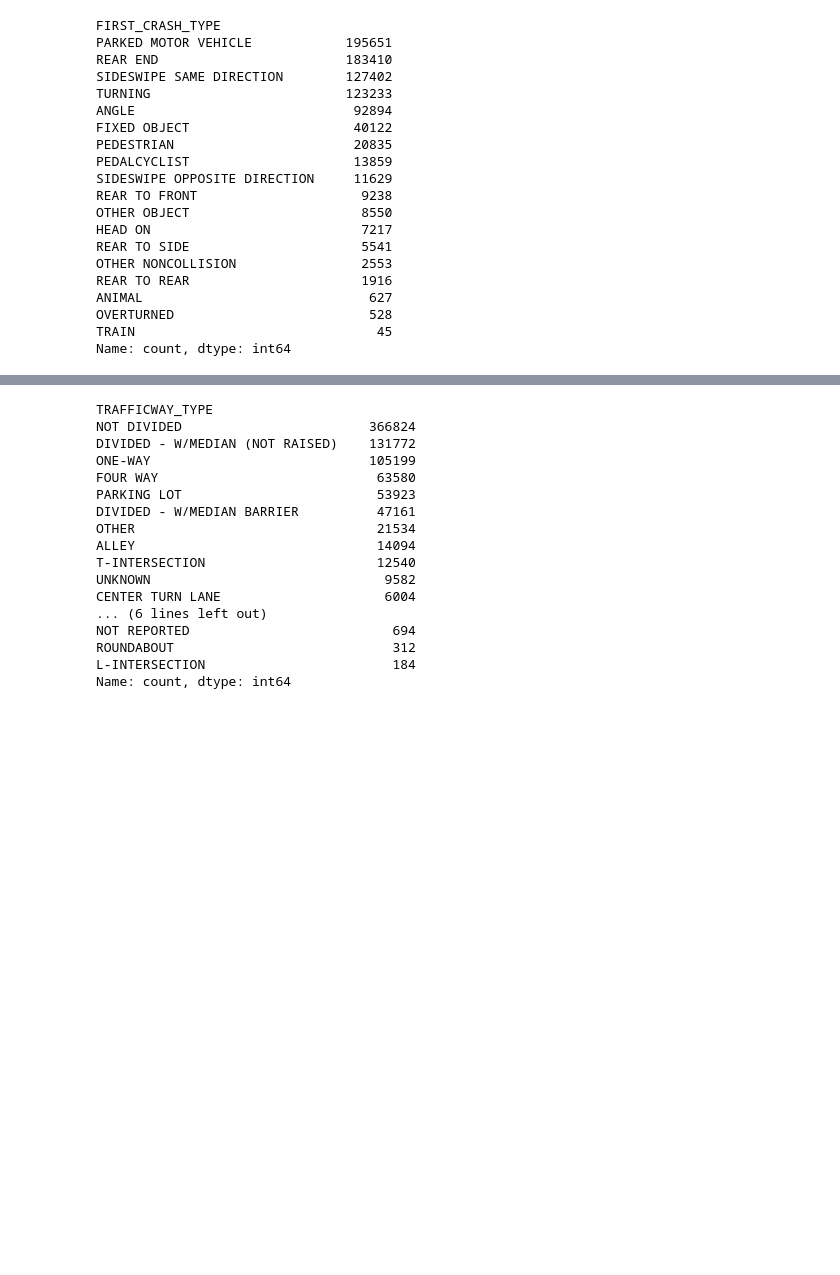
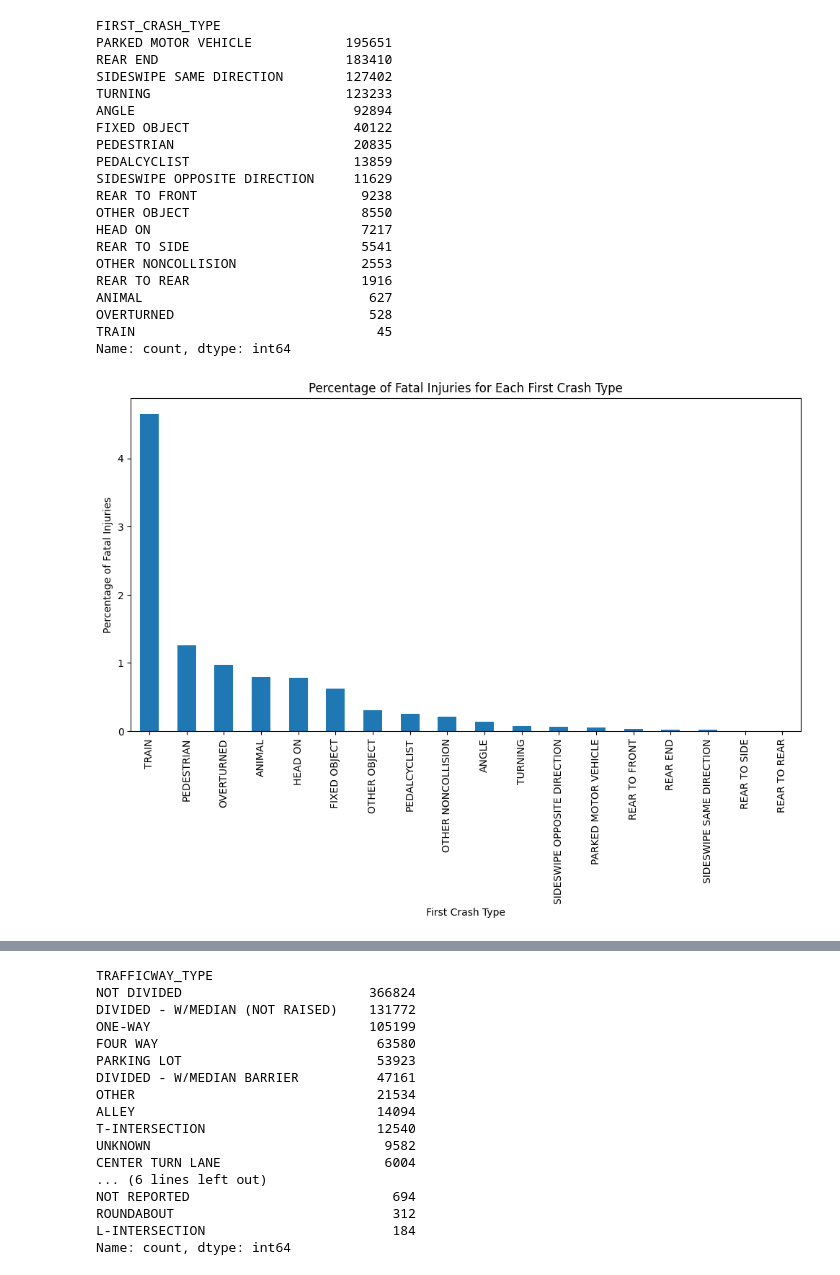
Before and after one commit to lavo2/DataMining-Project, a Jupyter notebook: 1-understanding.ipynb, the cells around one changed output, grey strips where cells are left out. Saved outputs shown, nothing was run; the diff lists cells and outputs as text; code cells hidden in the pictures; blank space fills up the shorter version.

```diff
--- a/1-understanding.ipynb
+++ b/1-understanding.ipynb
@@ -475,2 +454,14 @@ crash_severity_mapping = {
-# %%
-crashes["crash_severity_score"] = crashes["FIRST_CRASH_TYPE"].map(crash_severity_mapping).fillna(0.5)
+# %%
+# Calculate the percentage of INJURIES_FATAL for each FIRST_CRASH_TYPE
+fatal_injuries_percentage = crashes.groupby('FIRST_CRASH_TYPE')['INJURIES_FATAL'].mean() * 100
+
+# Plot the percentage
+plt.figure(figsize=(12, 6))
+fatal_injuries_percentage.sort_values(ascending=False).plot(kind='bar')
+plt.xlabel('First Crash Type')
+plt.ylabel('Percentage of Fatal Injuries')
+plt.title('Percentage of Fatal Injuries for Each First Crash Type')
+plt.xticks(rotation=90)
+plt.show()
+# %% [output]
+[figure, added]
```
Also changed, not shown: parts of 6 cells of this notebook, 5 other files.
